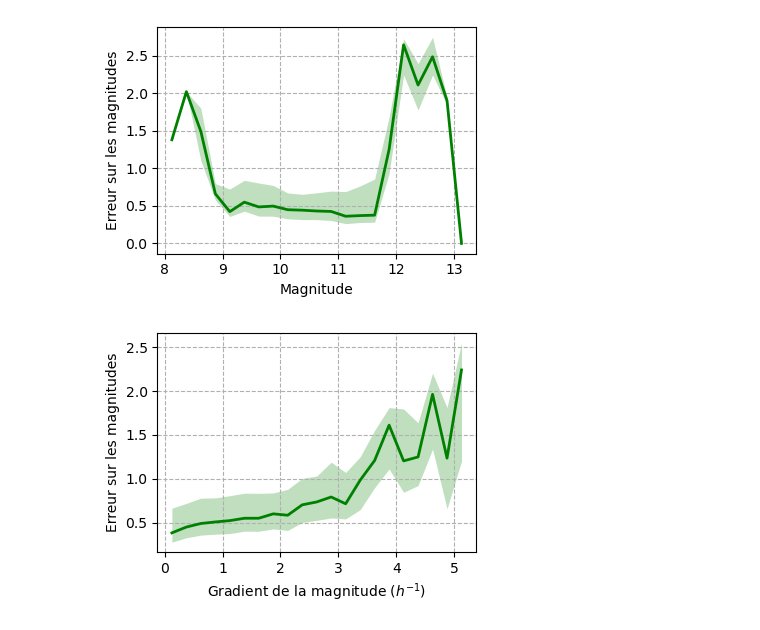
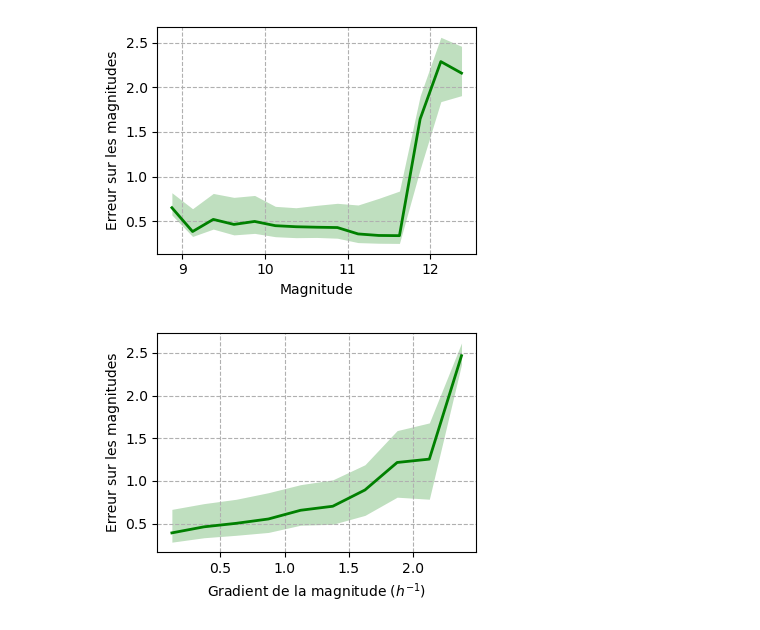
Before and after one commit to remy-guillermin/WACCM-Analysis, a Jupyter notebook: Scripts/Data-Analysis/presentation.ipynb, the cells around one changed output. Cells and saved outputs as stored; diff of their text form; code cells hidden in the pictures.

```diff
--- a/Scripts/Data-Analysis/presentation.ipynb
+++ b/Scripts/Data-Analysis/presentation.ipynb
@@ -5,5 +6,5 @@ import matplotlib.pyplot as plt
 # %%
-file = 'global_data_4_0.5'
+file = 'global_data_4_1'
 time_bins = np.arange(0,24,float(file.split('_')[-1]))
 H_bins = np.arange(90,130,float(file.split('_')[-2]))
 
@@ -40,25 +73,6 @@ Ne_EXP_gradient_time = Ne_EXP_gradient_time.reshape(-1,shape)
 plt.figure(figsize=(4, 3))
 
 mag_bins = np.linspace(8,13,21)
-
-zero_mask = Ne_EXP != 0
-Ne_EXP[~zero_mask] = 1
-
-Ne_diff = np.abs(Ne_EXP - Ne_WACCM)
-error_mask = Ne_diff < dNe_EXP
-
-Ne_EXP[error_mask] = 1
-dNe_EXP[error_mask] = 0
-
-dNe_fac = dNe_EXP/Ne_EXP
-factor_error_mask = dNe_fac > 2
-
-Ne_EXP[factor_error_mask] = 1
-
-zero_mask = Ne_EXP != 0
-Ne_EXP[~zero_mask] = 1
-
-value_mask = Ne_EXP != 1
 
 Ne_diff_flat = np.abs(mag_EXP - mag_WACCM)[value_mask]
 mag_flat = mag_EXP[value_mask]
@@ -66,61 +80,54 @@ mag_flat = mag_EXP[value_mask]
 mean_list = []
 less_sigma_list = []
 more_sigma_list = []
+mean_count_list = []
+
 
 for mag_bin in mag_bins:
     mag_mask = np.abs(mag_flat - mag_bin) <= (mag_bins[1] - mag_bins[0])/2
     if len(Ne_diff_flat[mag_mask]) == 0:
         mean_value = 0
         less_sigma_value = 0
         more_sigma_value = 0
     else:
         mean_value = np.mean(Ne_diff_flat[mag_mask])
         less_sigma_value = np.std(np.concatenate((Ne_diff_flat[mag_mask][Ne_diff_flat[mag_mask]<mean_value], [mean_value])))
         more_sigma_value = np.std(np.concatenate((Ne_diff_flat[mag_mask][Ne_diff_flat[mag_mask]>mean_value], [mean_value])))
     mean_list.append(mean_value)
     less_sigma_list.append(less_sigma_value)
     more_sigma_list.append(more_sigma_value)
+    mean_count_list.append(len(Ne_diff_flat[mag_mask]))
 
 mean = np.array(mean_list)
 less_sigma = np.array(less_sigma_list)
 more_sigma = np.array(more_sigma_list)
+mean_count = np.array(mean_count_list)
 
 x = np.array(mag_bins)
+
+mean_mask = mean_count > 1
+
+mean = mean[mean_mask]
+less_sigma = less_sigma[mean_mask]
+more_sigma = more_sigma[mean_mask]
+x = x[mean_mask]
+mean_count = mean_count[mean_mask]
 
 plt.fill_between(x + (mag_bins[1] - mag_bins[0])/2, mean-less_sigma, mean+more_sigma, color = 'green', alpha=.25, linewidth=0)
 plt.plot(x + (mag_bins[1] - mag_bins[0])/2, mean, 'green', linewidth=2)
 plt.grid(linestyle='--')
 
 plt.xlabel(r'Magnitude')
 plt.ylabel(r'Erreur sur les magnitudes')
 
 plt.tight_layout()
 plt.show()
 # %% [output]
-[figure, old version]
+[figure, new version]
 # %%
 plt.figure(figsize=(4, 3))
 
 gradient_bins = np.linspace(0,5,21)
-
-zero_mask = Ne_EXP != 0
-Ne_EXP[~zero_mask] = 1
-
-Ne_diff = np.abs(Ne_EXP - Ne_WACCM)
-error_mask = Ne_diff < dNe_EXP
-
-Ne_EXP[error_mask] = 1
-dNe_EXP[error_mask] = 0
-
-dNe_fac = dNe_EXP/Ne_EXP
-factor_error_mask = dNe_fac > 2
-
-Ne_EXP[factor_error_mask] = 1
-
-zero_mask = Ne_EXP != 0
-Ne_EXP[~zero_mask] = 1
-
-value_mask = Ne_EXP != 1
 
 Ne_diff_flat = np.abs(mag_EXP - mag_WACCM)[value_mask]
 gradient_flat = np.abs(Ne_EXP_gradient_time[value_mask])
@@ -128,7 +135,7 @@ gradient_flat = np.abs(Ne_EXP_gradient_time[value_mask])
 mean_list = []
 less_sigma_list = []
 more_sigma_list = []
-
+mean_count_list = []
 
 for gradient_bin in gradient_bins:
     gradient_mask = np.abs(gradient_flat - gradient_bin) <= (gradient_bins[1] - gradient_bins[0])/2
@@ -143,12 +150,22 @@ for gradient_bin in gradient_bins:
     mean_list.append(mean_value)
     less_sigma_list.append(less_sigma_value)
     more_sigma_list.append(more_sigma_value)
+    mean_count_list.append(len(Ne_diff_flat[gradient_mask]))
 
 mean = np.array(mean_list)
 less_sigma = np.array(less_sigma_list)
 more_sigma = np.array(more_sigma_list)
+mean_count = np.array(mean_count_list)
 
 x = np.array(gradient_bins)
+
+mean_mask = mean_count > 1
+
+mean = mean[mean_mask]
+less_sigma = less_sigma[mean_mask]
+more_sigma = more_sigma[mean_mask]
+x = x[mean_mask]
+mean_count = mean_count[mean_mask]
 
 plt.fill_between(x + (gradient_bins[1] - gradient_bins[0])/2, mean-less_sigma, mean+more_sigma, color = 'green', alpha=.25, linewidth=0)
 plt.plot(x + (gradient_bins[1] - gradient_bins[0])/2, mean, 'green', linewidth=2)
@@ -161,6 +178,6 @@ plt.ylabel('Erreur sur les magnitudes')
 plt.tight_layout()
 plt.show()
 # %% [output]
-[figure, old version]
+[figure, new version]
 # %%
 plt.figure(figsize=(4, 3))
```
Also changed, not shown: parts of 7 cells of this notebook, 2 other files.
